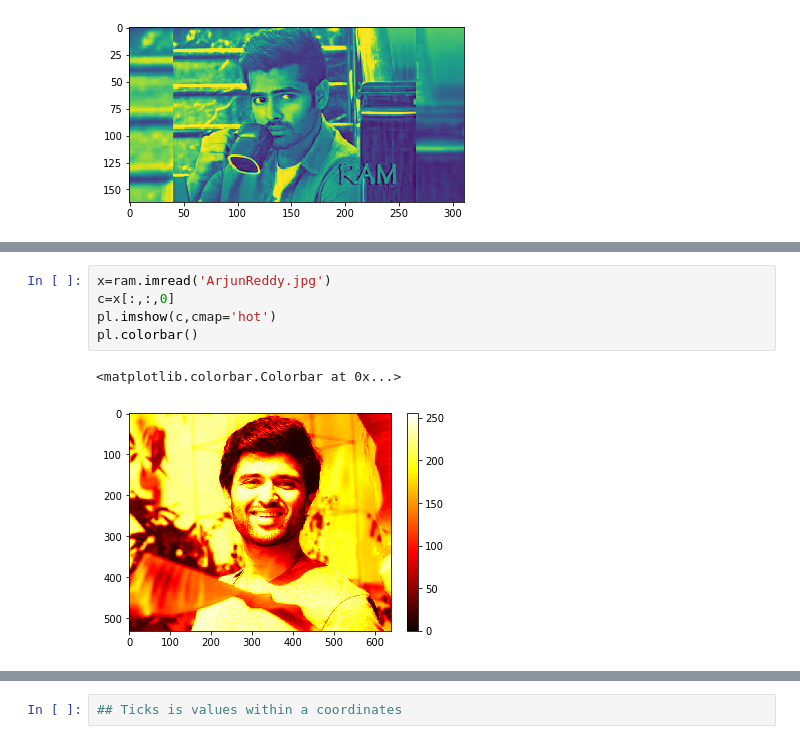
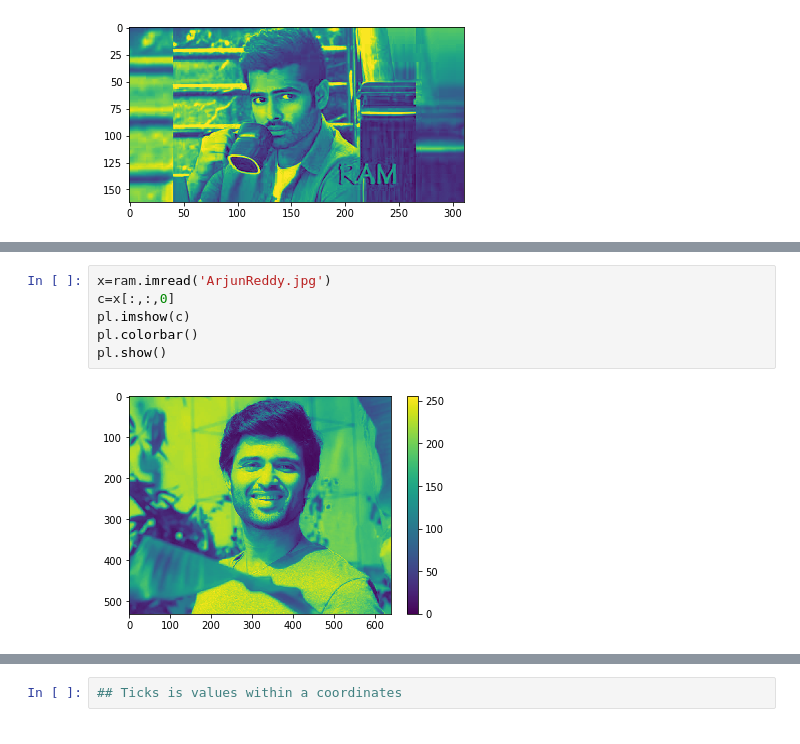
Before and after one commit to liki456/gitbasics-mstp-level1-546, a Jupyter notebook: 22-10-2019/22-10(Matplot).ipynb, the cells around one changed output, grey strips where cells are left out. Drawn from its saved outputs; the diff is of its cells as text.

```diff
--- a/22-10-2019/22-10(Matplot).ipynb
+++ b/22-10-2019/22-10(Matplot).ipynb
@@ -156,8 +156,8 @@ pl.imshow(c,cmap='hot')
 # %%
 x=ram.imread('ArjunReddy.jpg')
 c=x[:,:,0]
-pl.imshow(c,cmap='hot')
+pl.imshow(c)
 pl.colorbar()
+pl.show()
 # %% [output]
-<matplotlib.colorbar.Colorbar at 0x...>
-[figure, old version]
+[figure, new version]
```
Also changed, not shown: parts of 8 cells of this notebook, 5 other files.
